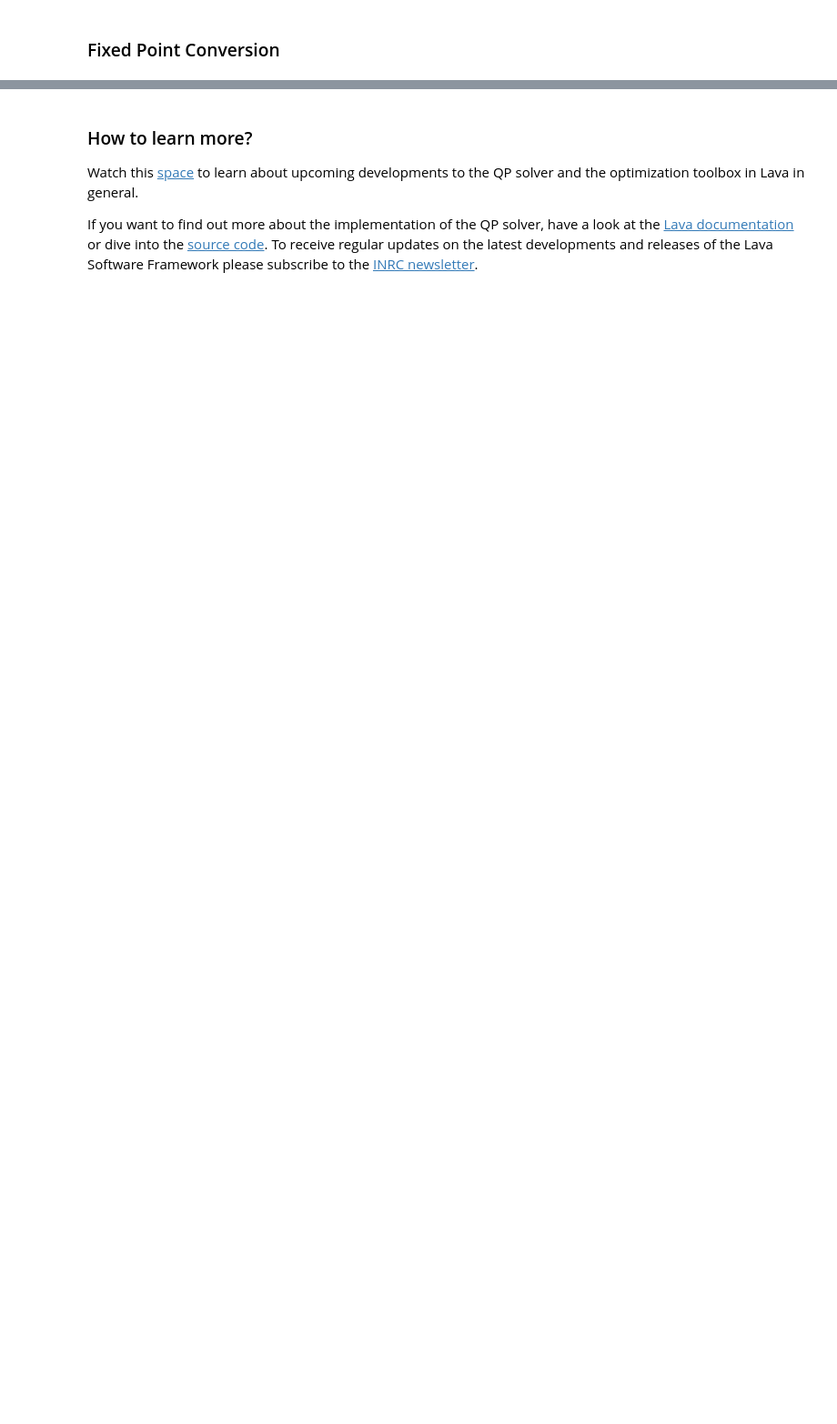
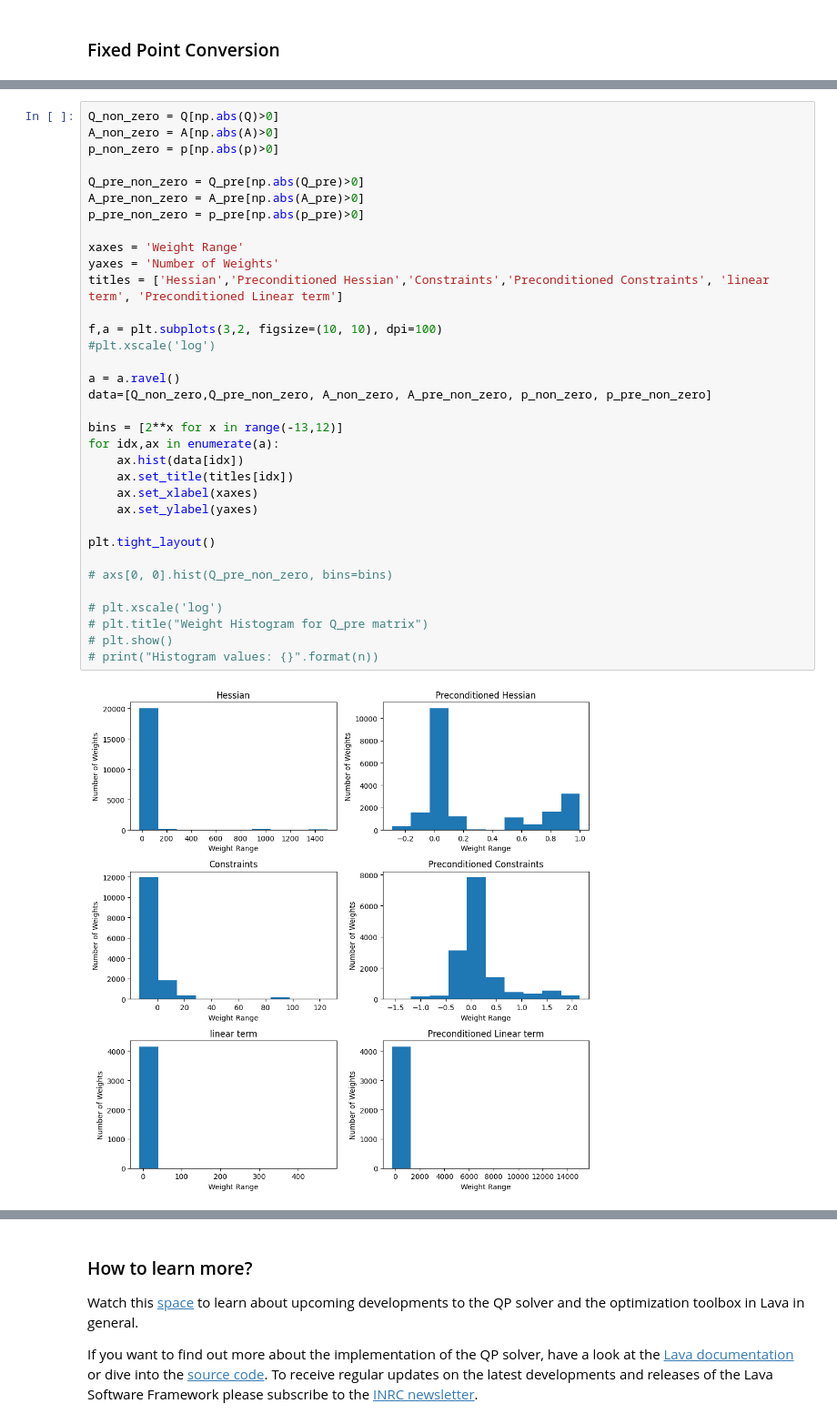
Before and after one commit to ashishrao7/lava-optimization, a Jupyter notebook: tutorials/tutorial_02_solving_QPs with PIPGeq.ipynb, the cells around one changed output, grey strips where cells are left out. Shown at 91% size. Drawn from its saved outputs; the diff is of its cells as text; blank space fills up the shorter version.

```diff
--- a/tutorials/tutorial_02_solving_QPs with PIPGeq.ipynb
+++ b/tutorials/tutorial_02_solving_QPs with PIPGeq.ipynb
@@ -271,0 +550,36 @@ Coming Soon ...
+# %%
+Q_non_zero = Q[np.abs(Q)>0]
+A_non_zero = A[np.abs(A)>0]
+p_non_zero = p[np.abs(p)>0]
+
+Q_pre_non_zero = Q_pre[np.abs(Q_pre)>0]
+A_pre_non_zero = A_pre[np.abs(A_pre)>0]
+p_pre_non_zero = p_pre[np.abs(p_pre)>0]
+
+xaxes = 'Weight Range'
+yaxes = 'Number of Weights'
+titles = ['Hessian','Preconditioned Hessian','Constraints','Preconditioned Constraints', 'linear term', 'Preconditioned Linear term']
+
+f,a = plt.subplots(3,2, figsize=(10, 10), dpi=100)
+#plt.xscale('log')
+
+a = a.ravel()
+data=[Q_non_zero,Q_pre_non_zero, A_non_zero, A_pre_non_zero, p_non_zero, p_pre_non_zero]
+
+bins = [2**x for x in range(-13,12)]
+for idx,ax in enumerate(a):
+    ax.hist(data[idx])
+    ax.set_title(titles[idx])
+    ax.set_xlabel(xaxes)
+    ax.set_ylabel(yaxes)
+
+plt.tight_layout()
+
+# axs[0, 0].hist(Q_pre_non_zero, bins=bins)
+
+# plt.xscale('log')
+# plt.title("Weight Histogram for Q_pre matrix")
+# plt.show()
+# print("Histogram values: {}".format(n))
+# %% [output]
+[figure, added]
```
Also changed, not shown: parts of 28 cells of this notebook, 2 other files.
